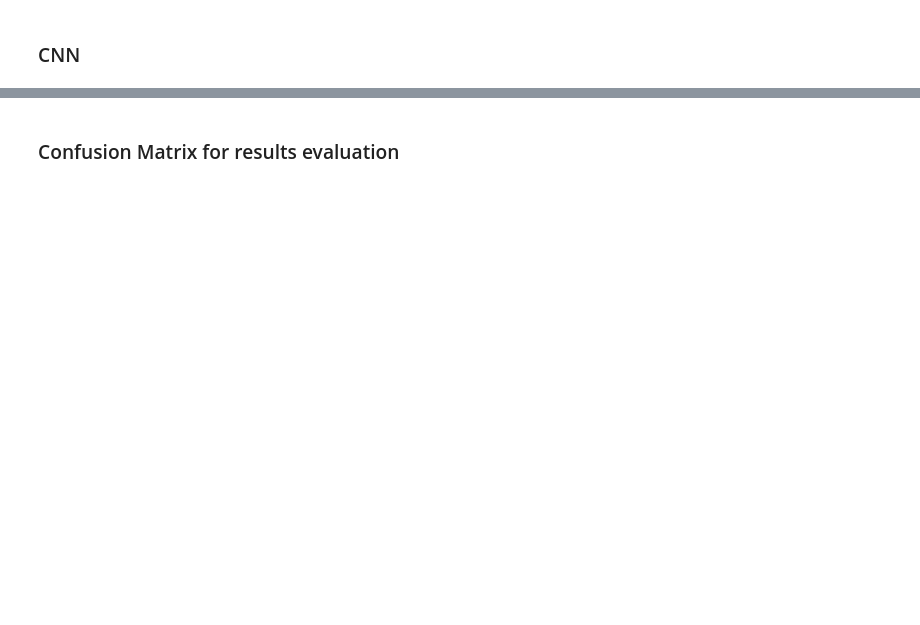
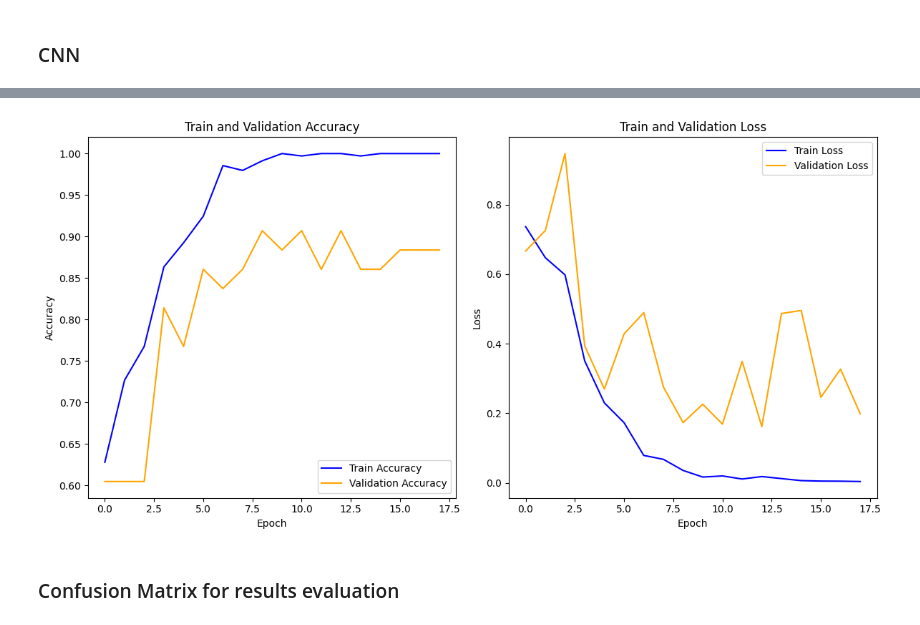
Before and after one commit to ChngJeremy/CSC3009-Assignment, a Jupyter notebook: Updated_Assignment.ipynb, the cells around one changed output, grey strips where cells are left out. Saved outputs shown, nothing was run; the diff lists cells and outputs as text; code cells hidden in the pictures; blank space fills up the shorter version.

```diff
--- a/Updated_Assignment.ipynb
+++ b/Updated_Assignment.ipynb
@@ -439,7 +475,7 @@ train_accuracies = []
 val_losses = []
 val_accuracies = []
 
-num_epochs = 10  # Number of training epochs
+num_epochs = 30  # Number of training epochs
 patience = 5  # number of epochs to wait before stopping if no improvement
 early_stopping_wait = 0
 best_val_loss = float('inf')
@@ -535,17 +571,17 @@ print("Test Accuracy:", test_accuracy)
 # Plot the training accuracy
 plt.figure(figsize=(12, 6))
 plt.subplot(1, 2, 1)
-plt.plot(range(num_epochs), train_accuracies, color='blue', label='Train Accuracy')
-plt.plot(range(num_epochs), val_accuracies, color='orange', label='Validation Accuracy')
+plt.plot(range(len(train_accuracies)), train_accuracies, color='blue', label='Train Accuracy')
+plt.plot(range(len(val_accuracies)), val_accuracies, color='orange', label='Validation Accuracy')
 plt.title('Train and Validation Accuracy')
 plt.xlabel('Epoch')
 plt.ylabel('Accuracy')
 plt.legend(loc='lower right')
 
-# Plot the validation loss
+# Training and validation loss
 plt.subplot(1, 2, 2)
-plt.plot(range(num_epochs), train_losses, color='blue', label='Train Loss')
-plt.plot(range(num_epochs), val_losses, color='orange', label='Validation Loss')
+plt.plot(range(len(train_losses)), train_losses, color='blue', label='Train Loss')
+plt.plot(range(len(val_losses)), val_losses, color='orange', label='Validation Loss')
 plt.title('Train and Validation Loss')
 plt.xlabel('Epoch')
 plt.ylabel('Loss')
@@ -553,3 +589,4 @@ plt.legend(loc='upper right')
 
 plt.tight_layout()
 plt.show()
+# %% [output]
@@ -556,3 +613,4 @@ plt.show()
+[figure, added]
 # %% [markdown]
 ### Confusion Matrix for results evaluation
 # %%
```
Also changed, not shown: parts of 16 cells of this notebook.
